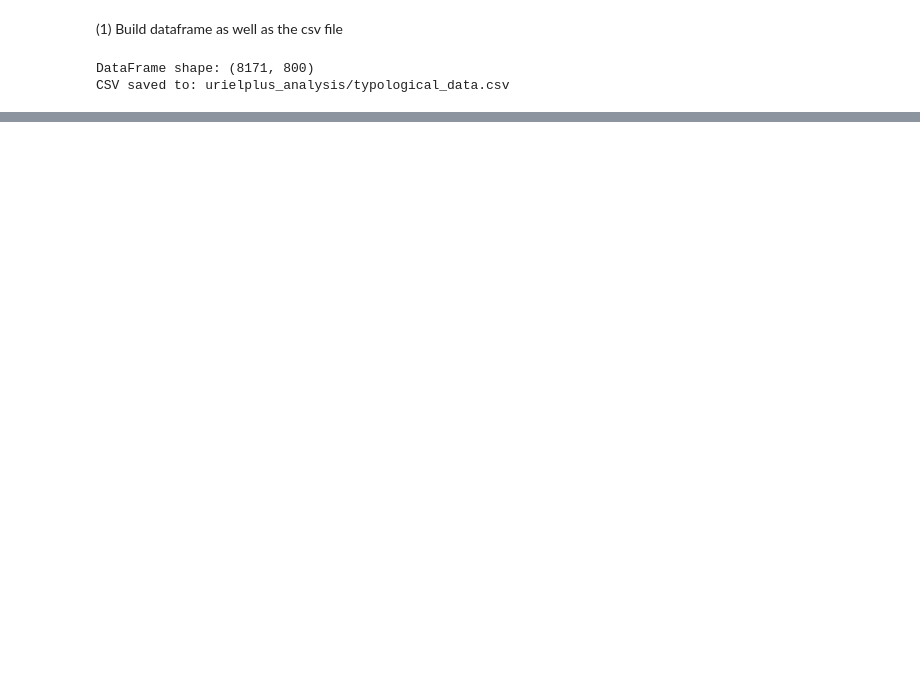
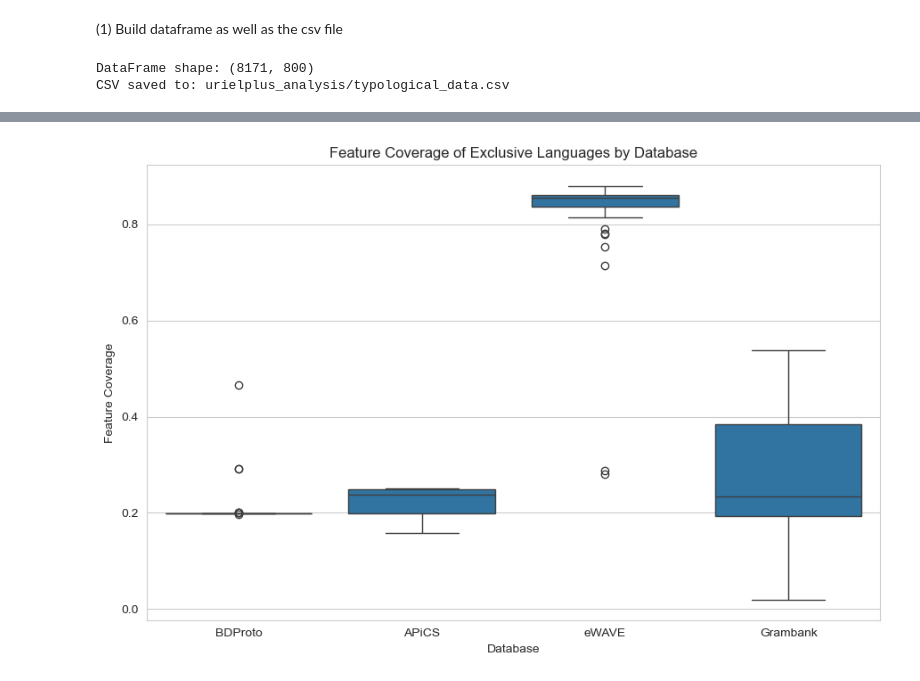
Before and after one commit to Jinxi986/urielplus_NA_imputation, a Jupyter notebook: NA_EDA.ipynb, the cells around one changed output, grey strips where cells are left out. Cells and saved outputs as stored; diff of their text form; code cells hidden in the pictures; blank space fills up the shorter version.

```diff
--- a/NA_EDA.ipynb
+++ b/NA_EDA.ipynb
@@ -394,0 +378,54 @@ fam_miss.round(3)
+# %%
+exclusive_rows = []
+
+for lang in exclusive_langs.index:
+
+    row = db_membership.loc[lang, db_names]
+
+    owning_db = row[row == 1].index[0]
+
+    exclusive_rows.append({
+        "language": lang,
+        "database": owning_db,
+        "feature_coverage": db_membership.loc[
+            lang, "feature_coverage"
+        ],
+        "miss_rate": db_membership.loc[
+            lang, "miss_rate"
+        ]
+    })
+
+exclusive_df = pd.DataFrame(exclusive_rows)
+
+exclusive_stats = (
+    exclusive_df
+    .groupby("database")["feature_coverage"]
+    .agg([
+        "count",
+        "mean",
+        "median",
+        "std",
+        "min",
+        "max"
+    ])
+    .sort_values("mean")
+)
+
+exclusive_stats
+
+plt.figure(figsize=(9, 6))
+
+sns.boxplot(
+    data=exclusive_df,
+    x="database",
+    y="feature_coverage"
+)
+
+plt.xlabel("Database")
+plt.ylabel("Feature Coverage")
+plt.title("Feature Coverage of Exclusive Languages by Database")
+
+plt.tight_layout()
+plt.show()
+# %% [output]
+[figure, added]
```
Also changed, not shown: parts of 45 cells of this notebook.
